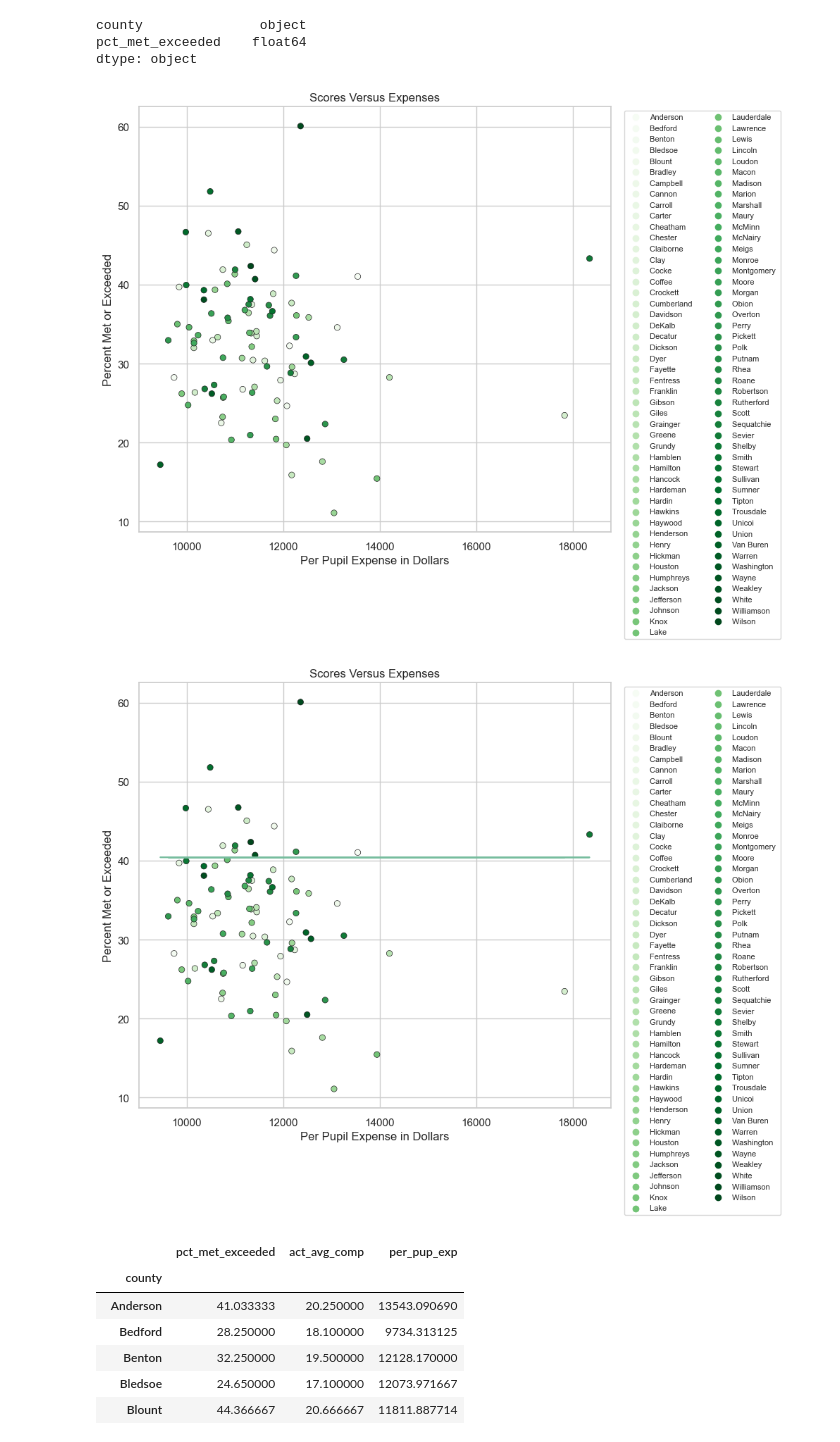
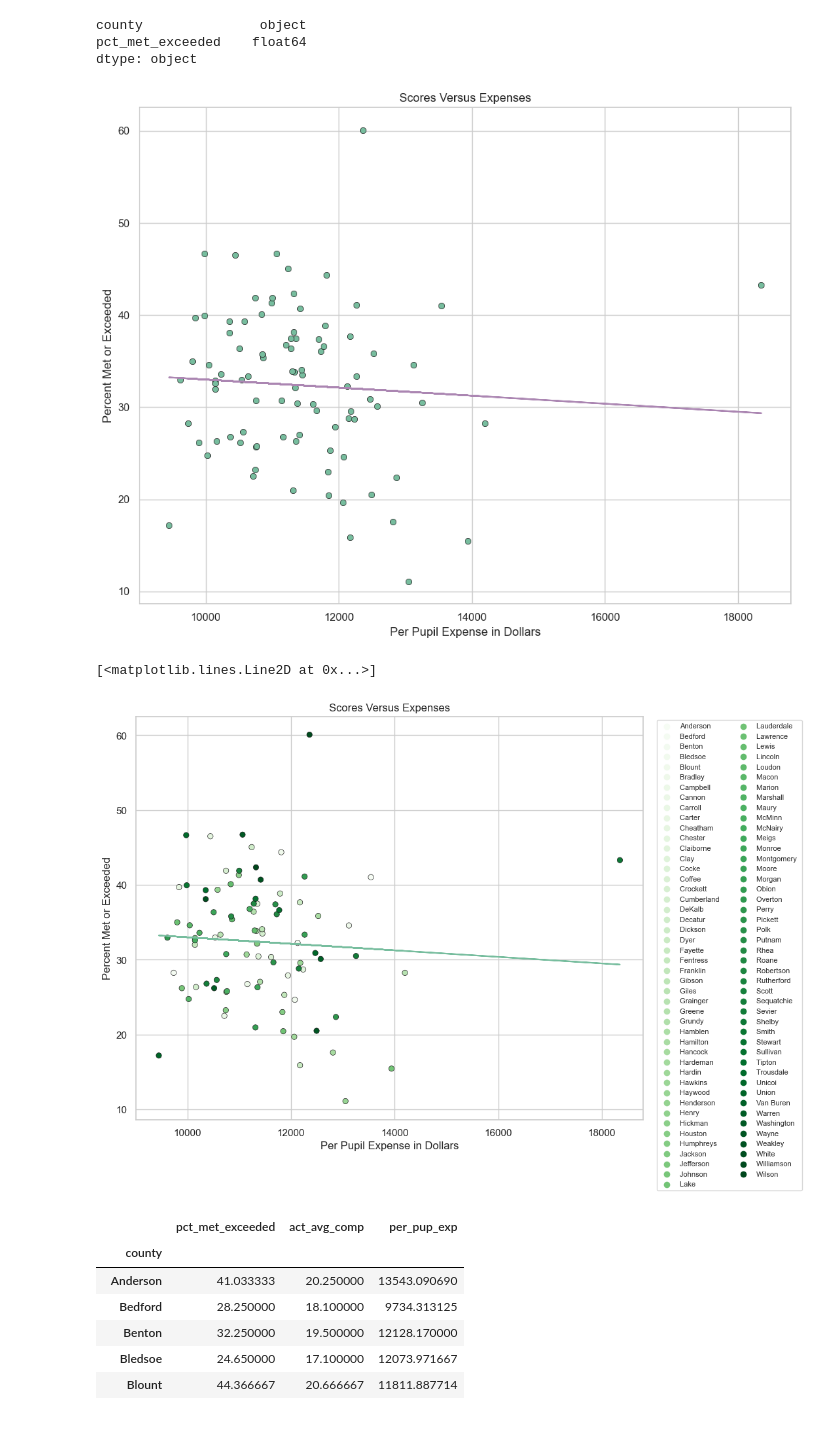
Before and after one commit to JenHall82/jen_capstone, a Jupyter notebook: notebooks/jen_capstone.ipynb, the cells around one changed output. Cells and saved outputs as stored; diff of their text form; code cells hidden in the pictures.

Commit message:
Wednesday Scatter Fix

```diff
--- a/notebooks/jen_capstone.ipynb
+++ b/notebooks/jen_capstone.ipynb
@@ -835,29 +806,26 @@ plt.savefig('../data/high_sat_counties.png', bbox_inches="tight");
 # %% [output]
 [figure]
 # %%
-colors = ['#AB86B2', '#CEB9D2', '#A18BAD', '#C9BCD0', '#958EA6', '#958EA6', '#8D94A2', '#A9AEB9', '#83999E', '#A0B1B4',
-          '#7B9D9A', '#98B3B0', '#71A295', '#90B6AC', '#68A691', '#88B9A8', '#5FAB8B', '#81BCA4', '#54AD85', '#77BD9E']
-
-customPalette = sns.set_palette(sns.color_palette(colors))
+x = top_satisfied_with_scores.per_strongly_agree
+y = top_satisfied_with_scores.pct_met_exceeded
 
 plt.figure(figsize = (8,8))
 sns.set(style="whitegrid")
 sns.scatterplot(x = 'per_strongly_agree',
             y = 'pct_met_exceeded',
             data = top_satisfied_with_scores,
-            palette = 'PRGn',
-                hue = 'county',
+            color = '#77BD9E',
                 edgecolor = '.1')
 plt.xlabel('Percent Highly Satisfied')
 plt.ylabel('Percent of Scores Meeting or Exceeding')
 plt.title('Satisfaction versus Scores')
-plt.legend(bbox_to_anchor=(1.02, 1), loc='upper left', borderaxespad=2)
-
-z = np.polyfit(top_satisfied_with_scores['per_strongly_agree'], top_satisfied_with_scores['pct_met_exceeded'], 1)
-p = np.poly1d(z)
-plt.plot(top_satisfied_with_scores['per_strongly_agree'],p(top_satisfied_with_scores['pct_met_exceeded']),"#AB86B2")
-
 plt.tight_layout()
 
+z = np.polyfit(x,y, 1)
+p = np.poly1d(z)
+plt.plot(x,p(x),"#AB86B2")
+
+
+
 plt.savefig('../data/high_sat_counties_and_scores.png');
 # %% [output]
@@ -1432,48 +1400,50 @@ all_counties = pd.merge(dist_scores_me, all_act, on = 'county', how = 'inner')
 # %%
 all_counties = pd.merge(all_counties, exp_per_student, on = 'county', how = 'inner')
 # %%
+x = all_counties.per_pup_exp
+y = all_counties.pct_met_exceeded
+
 plt.figure(figsize = (10, 8))
 sns.set(style="whitegrid")
 sns.scatterplot(x = 'per_pup_exp',
             y = 'pct_met_exceeded',
             data = all_counties,
-            palette = 'Greens',
-            edgecolor = '.1',
-            hue = 'county')
+            color = '#77BD9E',
+            edgecolor = '.1',)
 plt.ylabel('Percent Met or Exceeded')
 plt.xlabel('Per Pupil Expense in Dollars')
 plt.title('Scores Versus Expenses')
-plt.legend(bbox_to_anchor=(1.02, 1), loc='upper left', ncol=2, fontsize=8)
 
+z = np.polyfit(x,y, 1)
+p = np.poly1d(z)
+plt.plot(x,p(x),"#AB86B2")
 
 
 plt.tight_layout()
 plt.savefig('../data/counties_scatter.png', bbox_inches="tight");
 # %% [output]
-[figure, old version]
+[figure, new version]
 # %%
 plt.figure(figsize = (10, 8))
 sns.set(style="whitegrid")
 sns.scatterplot(x = 'per_pup_exp',
             y = 'pct_met_exceeded',
             data = all_counties,
             palette = 'Greens',
             edgecolor = '.1',
             hue = 'county')
 plt.ylabel('Percent Met or Exceeded')
 plt.xlabel('Per Pupil Expense in Dollars')
 plt.title('Scores Versus Expenses')
 plt.legend(bbox_to_anchor=(1.02, 1), loc='upper left', ncol=2, fontsize=8)
 
 
 z = np.polyfit(all_counties['per_pup_exp'], all_counties['pct_met_exceeded'], 1)
 p = np.poly1d(z)
-plt.plot(all_counties['per_pup_exp'],p(all_counties['pct_met_exceeded']),"#77BD9E")
-
-plt.tight_layout()
-plt.savefig('../data/counties_scatter.png', bbox_inches="tight");
+plt.plot(all_counties['per_pup_exp'],p(all_counties['per_pup_exp']),"#77BD9E")
 # %% [output]
+[<matplotlib.lines.Line2D at 0x...>]
-[figure, old version]
+[figure, new version]
 # %%
 all_counties.to_csv('../data/all_counties.csv')
 # %%
```
Also changed, not shown: parts of 6 cells of this notebook, 3 other files.
